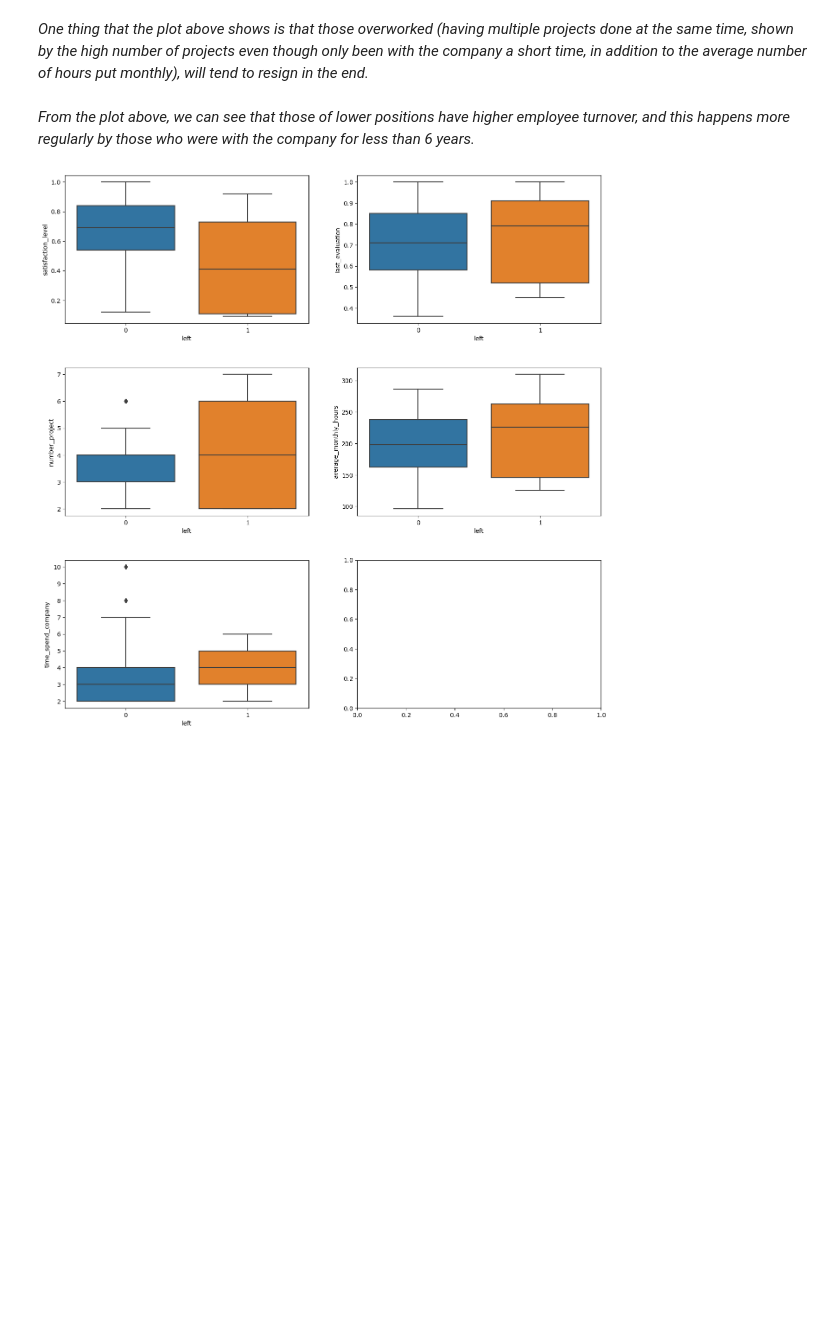
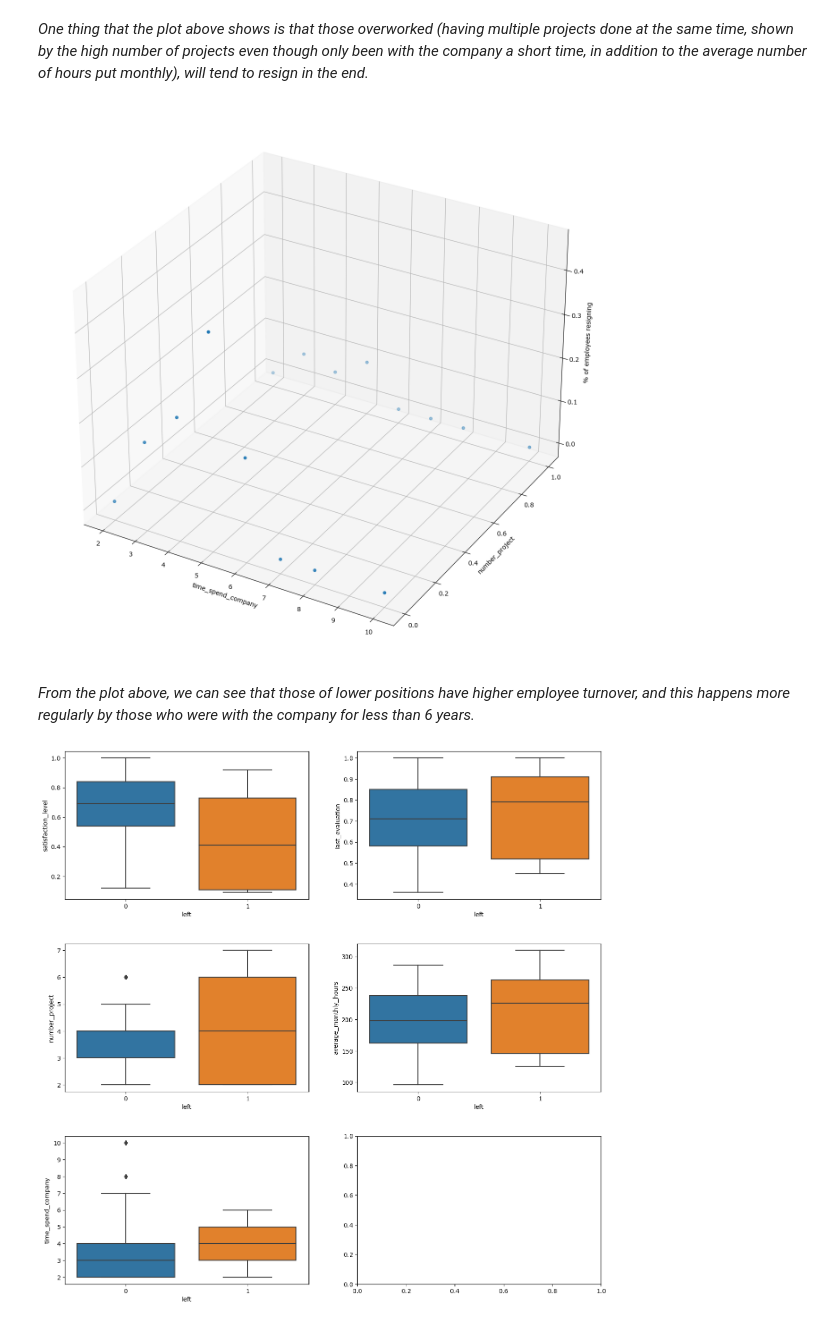
Before and after one commit to huhehuhehu/coursera-courses-projects, a Jupyter notebook: advanced-salifort/SalifortMotors.ipynb, the cells around one changed output. Drawn from its saved outputs; the diff is of its cells as text; code cells hidden in the pictures; blank space fills up the shorter version.

```diff
--- a/advanced-salifort/SalifortMotors.ipynb
+++ b/advanced-salifort/SalifortMotors.ipynb
@@ -209,20 +227,30 @@ fig.show()
 # %%
 #CHECKING TO SEE IF THE NUMBER OF PROJECTS WORKED ON, GIVEN A SPECIFIC YEARS THE EMPLOYEE HAS BEEN IN THE COMPANY MATTERS
 
 df_time_prom = df.groupby(['promotion_last_5years', 'time_spend_company'])['left'].mean().reset_index()
 
+fig = plt.figure(figsize=(16, 16))
+ax = fig.add_subplot(projection='3d')
+ax.scatter3D(data=df_time_prom, xs='time_spend_company', ys='promotion_last_5years', zs='left')
+ax.set_xlabel('time_spend_company')
+ax.set_ylabel('number_project')
+ax.set_zlabel('% of employees resigning')
 
+plt.show()
 
-fig = px.scatter_3d(df_time_prom, x='time_spend_company', y='promotion_last_5years', z='left',
-                    width=1080, height=1080)
+#USE THIS FOR INTERACTIVE PLOT
+# fig = px.scatter_3d(df_time_prom, x='time_spend_company', y='promotion_last_5years', z='left',
+#                     width=1080, height=1080)
 
-fig.update_layout(scene=dict(
-    xaxis_title='time_spend_company',
-    yaxis_title='promotion_last_5years',
-    zaxis_title='% of employees resigning'
-))
+# fig.update_layout(scene=dict(
+#     xaxis_title='time_spend_company',
+#     yaxis_title='promotion_last_5years',
+#     zaxis_title='% of employees resigning'
+# ))
 
-fig.show()
+# fig.show()
+# %% [output]
+[figure, added]
 # %% [markdown]
 *From the plot above, we can see that those of lower positions have higher employee turnover, and this happens more regularly by those who were with the company for less than 6 years.*
 # %%
```
Also changed, not shown: parts of 1 cell of this notebook.
